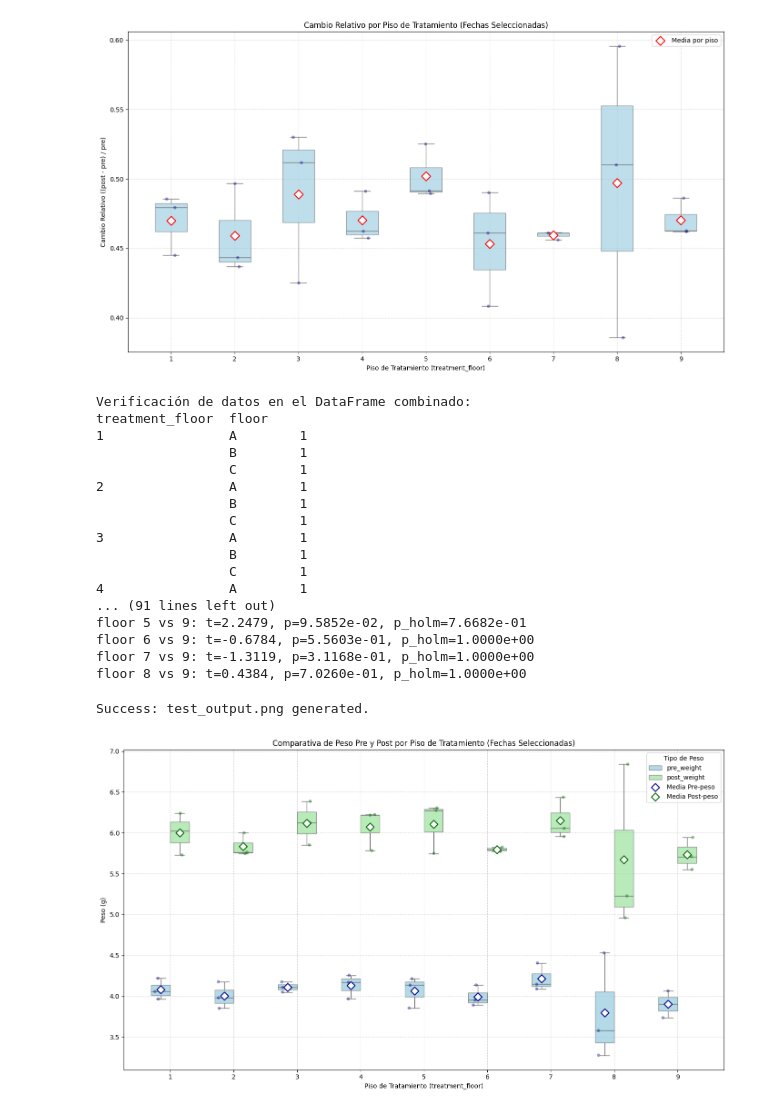
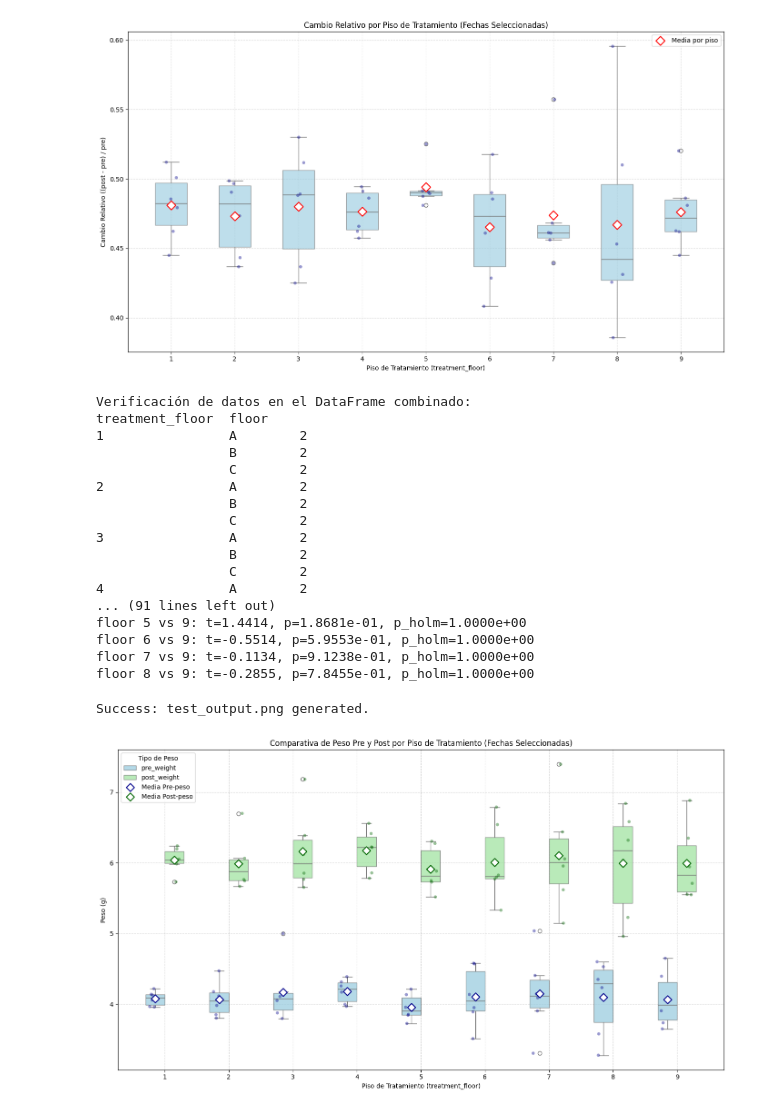
Before and after one commit to KierPrev/Magseed, a Jupyter notebook: src/notebookExperimentosIman.ipynb, the cells around one changed output. Saved outputs shown, nothing was run; the diff lists cells and outputs as text; code cells hidden in the pictures.

```diff
--- a/src/notebookExperimentosIman.ipynb
+++ b/src/notebookExperimentosIman.ipynb
@@ -8,7 +8,7 @@ import matplotlib.pyplot as plt
 #fechas = ["20260608", "20260331", "20260622"]
 
 ### NEODIMIO
-fechas = ["20260626"]
+fechas = ["20260626", "20260721"]
 
 fechas_controles = ["20260404"]
 controles_label = "controles agrupados"
@@ -181,7 +181,7 @@ experiments_dir = Path("/Users/kier/MEGA/tesina/tesis-magnetobiologia-software/d
 # Definís tus fechas explícitas
 #fechas_validas = ["20260608", "20260331", "20260622"]
 
-fechas_validas = ["20260626"]
+fechas_validas = ["20260626", "20260721"]
 
 all_dfs = []
 for fecha in fechas_validas:
@@ -255,7 +255,7 @@ if all_dfs:
 else:
     print("No se encontraron datos de experimentos para las fechas indicadas.")
 # %% [output]
-[figure, old version]
+[figure, new version]
 # %%
 from statsmodels.formula.api import ols
 from statsmodels.stats.anova import anova_lm
@@ -336,21 +336,21 @@ for i, (res, padj) in enumerate(zip(pairwise_results, p_adj_full)):
 # %% [output]
 Verificación de datos en el DataFrame combinado:
 treatment_floor  floor
-1                A        1
-                 B        1
-                 C        1
-2                A        1
-                 B        1
-                 C        1
-3                A        1
-                 B        1
-                 C        1
-4                A        1
+1                A        2
+                 B        2
+                 C        2
+2                A        2
+                 B        2
+                 C        2
+3                A        2
+                 B        2
+                 C        2
+4                A        2
 ... (91 lines left out)
-floor 5 vs 9: t=2.2479, p=9.5852e-02, p_holm=7.6682e-01
-floor 6 vs 9: t=-0.6784, p=5.5603e-01, p_holm=1.0000e+00
-floor 7 vs 9: t=-1.3119, p=3.1168e-01, p_holm=1.0000e+00
-floor 8 vs 9: t=0.4384, p=7.0260e-01, p_holm=1.0000e+00
+floor 5 vs 9: t=1.4414, p=1.8681e-01, p_holm=1.0000e+00
+floor 6 vs 9: t=-0.5514, p=5.9553e-01, p_holm=1.0000e+00
+floor 7 vs 9: t=-0.1134, p=9.1238e-01, p_holm=1.0000e+00
+floor 8 vs 9: t=-0.2855, p=7.8455e-01, p_holm=1.0000e+00
 # %%
 import pandas as pd
 import seaborn as sns
@@ -359,7 +359,7 @@ from pathlib import Path
 
 experiments_dir = Path("/Users/kier/MEGA/tesina/tesis-magnetobiologia-software/data/experiments")
 
-fechas_validas = ["20260626"]
+fechas_validas = ["20260626", "20260721"]
 
 all_dfs = []
 for fecha in fechas_validas:
@@ -435,31 +435,31 @@ if all_dfs:
         edgecolors='darkblue',
         linewidths=1.5,
         zorder=10,
         label='Media Pre-peso'
     )
     plt.scatter(
         x=mean_df[mean_df["Tipo de Peso"] == "post_weight"]['x_pos'],
         y=mean_df[mean_df["Tipo de Peso"] == "post_weight"]['Peso'],
         marker='D',
         s=80,
         facecolors='white',
         edgecolors='darkgreen',
         linewidths=1.5,
         zorder=10,
         label='Media Post-peso'
     )
 
     plt.xlabel("Piso de Tratamiento (treatment_floor)")
     plt.ylabel("Peso (g)")
     plt.title("Comparativa de Peso Pre y Post por Piso de Tratamiento (Fechas Seleccionadas)")
     plt.xticks(ticks=range(len(floor_order)), labels=floor_order)
     plt.grid(True, linestyle='--', alpha=0.5)
     plt.legend(title="Tipo de Peso")
     plt.tight_layout()
     plt.savefig("test_output.png")
     print("Success: test_output.png generated.")
 else:
     print("No se encontraron datos.")
 # %% [output]
 Success: test_output.png generated.
-[figure, old version]
+[figure, new version]
```
Also changed, not shown: parts of 1 cell of this notebook, 4 other files.
